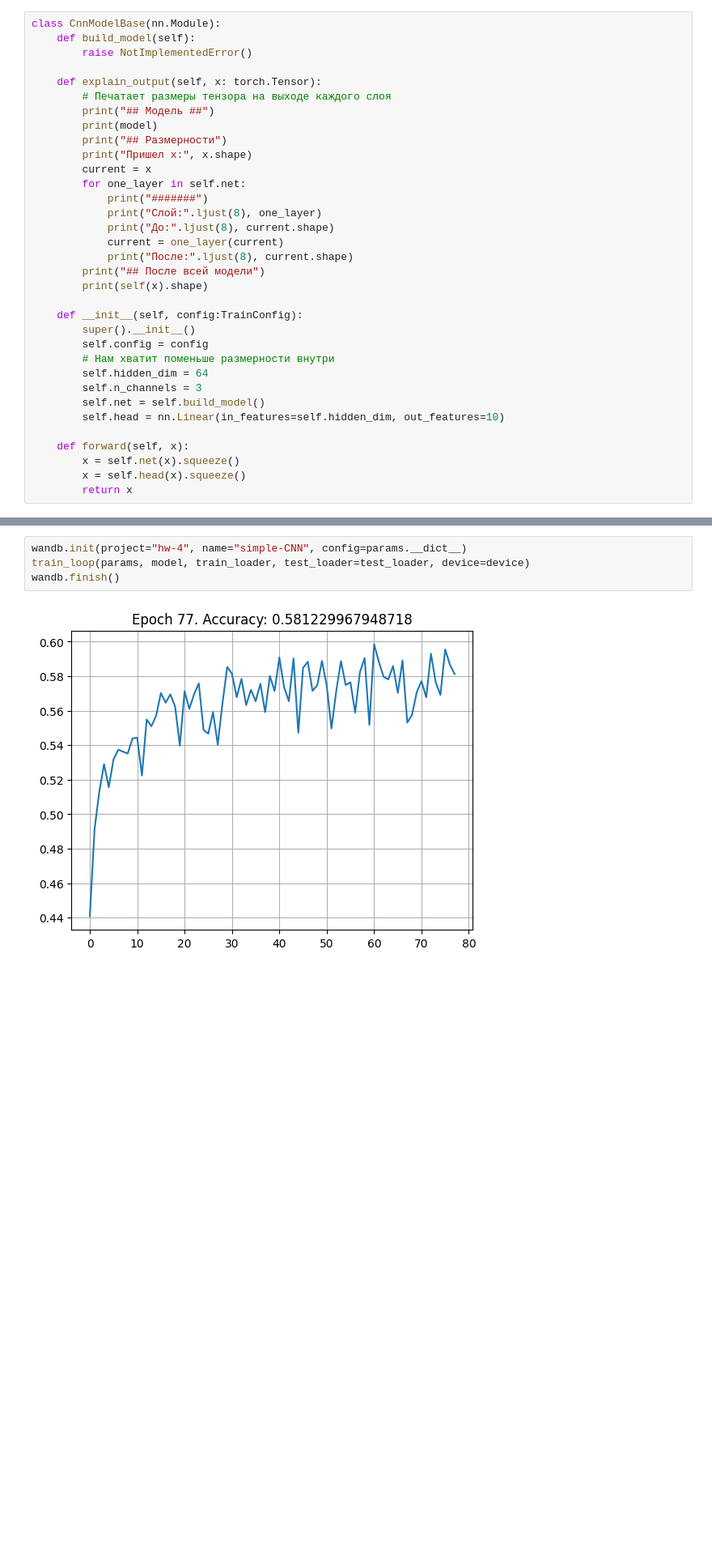
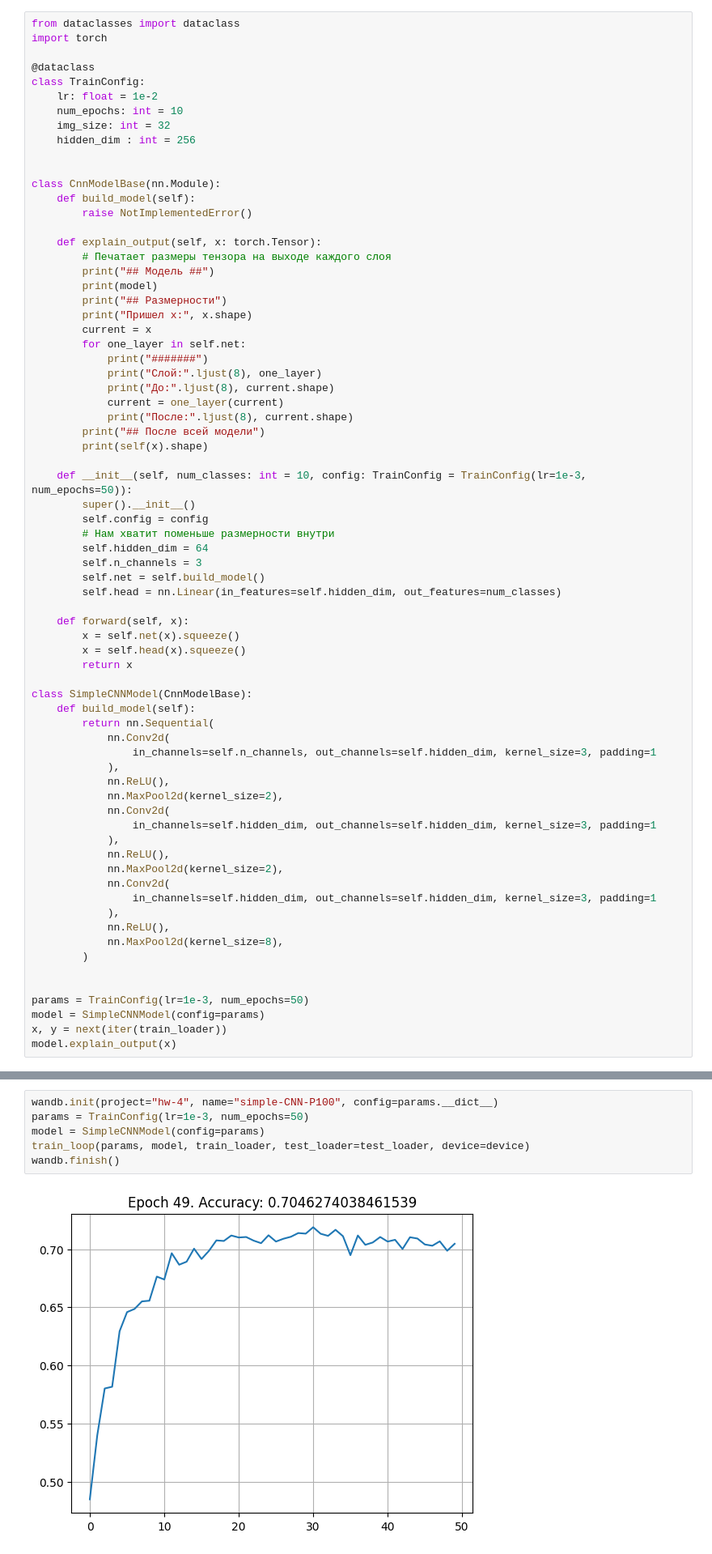
Before and after one commit to AndreyKurdyubov/Karpov.courses_DL, a Jupyter notebook: Base_DL/hw4-student.ipynb, the cells around one changed output, grey strips where cells are left out. Shown at 81% size. Cells and saved outputs as stored; diff of their text form; blank space fills up the shorter version.

```diff
--- a/Base_DL/hw4-student.ipynb
+++ b/Base_DL/hw4-student.ipynb
@@ -389,6 +392,17 @@ report_parameters(model)
 
 Достаточно будет трех блоков "Conv + ReLU + MaxPool".
 # %%
+from dataclasses import dataclass
+import torch
+
+@dataclass
+class TrainConfig:
+    lr: float = 1e-2
+    num_epochs: int = 10
+    img_size: int = 32
+    hidden_dim : int = 256
+
+
 class CnnModelBase(nn.Module):
     def build_model(self):
         raise NotImplementedError()
@@ -409,16 +423,42 @@ class CnnModelBase(nn.Module):
         print("## После всей модели")
         print(self(x).shape)
 
-    def __init__(self, config:TrainConfig):
+    def __init__(self, num_classes: int = 10, config: TrainConfig = TrainConfig(lr=1e-3, num_epochs=50)):
         super().__init__()
         self.config = config
         # Нам хватит поменьше размерности внутри
         self.hidden_dim = 64
         self.n_channels = 3
         self.net = self.build_model()
-        self.head = nn.Linear(in_features=self.hidden_dim, out_features=10)
+        self.head = nn.Linear(in_features=self.hidden_dim, out_features=num_classes)
 
     def forward(self, x):
         x = self.net(x).squeeze()
         x = self.head(x).squeeze()
         return x
+
+class SimpleCNNModel(CnnModelBase):
+    def build_model(self):
+        return nn.Sequential(
+            nn.Conv2d(
+                in_channels=self.n_channels, out_channels=self.hidden_dim, kernel_size=3, padding=1
+            ),
+            nn.ReLU(),
+            nn.MaxPool2d(kernel_size=2),
+            nn.Conv2d(
+                in_channels=self.hidden_dim, out_channels=self.hidden_dim, kernel_size=3, padding=1
+            ),
+            nn.ReLU(),
+            nn.MaxPool2d(kernel_size=2),
+            nn.Conv2d(
+                in_channels=self.hidden_dim, out_channels=self.hidden_dim, kernel_size=3, padding=1
+            ),
+            nn.ReLU(),
+            nn.MaxPool2d(kernel_size=8),
+        )
+
+
+params = TrainConfig(lr=1e-3, num_epochs=50)
+model = SimpleCNNModel(config=params)
+x, y = next(iter(train_loader))
+model.explain_output(x)
@@ -468,6 +483,8 @@ torch.Size([64, 10])
 # %%
-wandb.init(project="hw-4", name="simple-CNN", config=params.__dict__)
+wandb.init(project="hw-4", name="simple-CNN-P100", config=params.__dict__)
+params = TrainConfig(lr=1e-3, num_epochs=50)
+model = SimpleCNNModel(config=params)
 train_loop(params, model, train_loader, test_loader=test_loader, device=device)
 wandb.finish()
 # %% [output]
-[figure, old version]
+[figure, new version]
```
Also changed, not shown: parts of 14 cells of this notebook.
